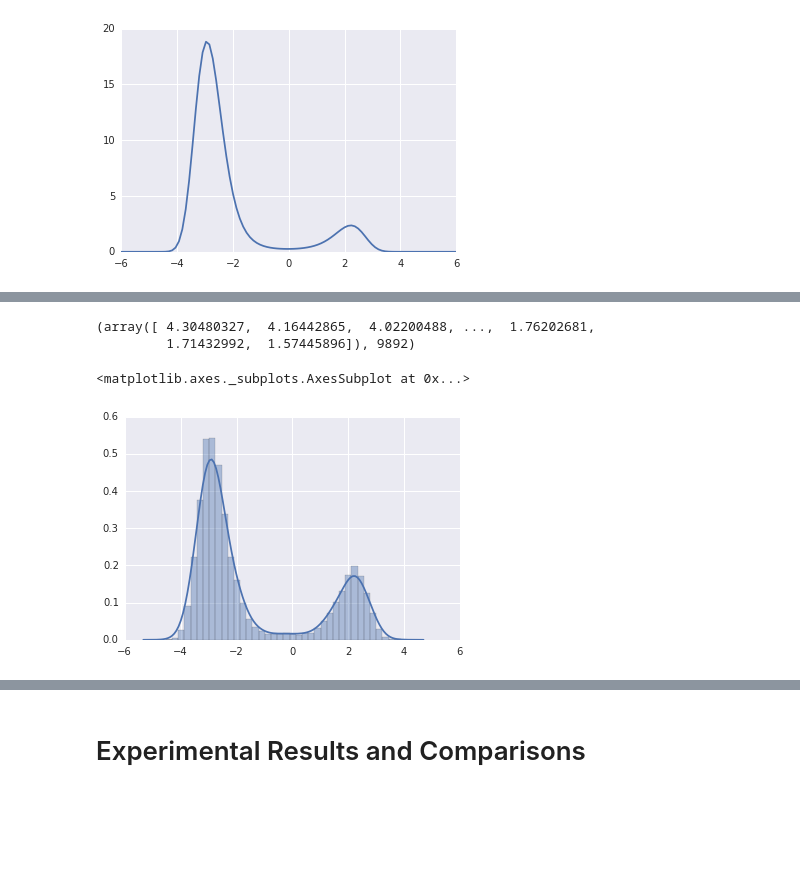
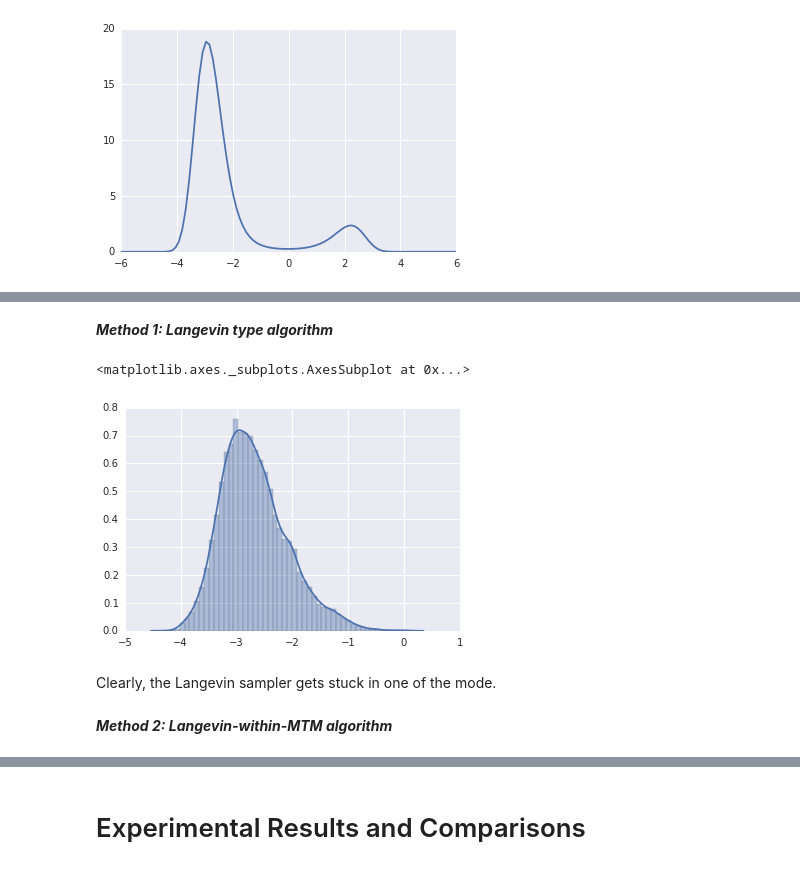
Before and after one commit to rache011857/663_project, a Jupyter notebook: finalupdate-Copy1.ipynb, the cells around one changed output, grey strips where cells are left out. Saved outputs shown, nothing was run; the diff lists cells and outputs as text; code cells hidden in the pictures; blank space fills up the shorter version.

```diff
--- a/finalupdate-Copy1.ipynb
+++ b/finalupdate-Copy1.ipynb
@@ -465,8 +406,0 @@ xaxis[20]
-# %%
-xaxis = np.linspace(-20.0, 40.0, 120)
-yaxis = np.linspace(-2.0, 4.0, 120)
-Z = np.zeros((len(xaxis), len(yaxis)))
-
-for i in range(len(xaxis)):
-    for j in range(len(yaxis)):
-        Z[i, j] = post(xaxis[i],yaxis[j])
@@ -593 +698,3 @@ pass
+# %% [markdown]
+***Method 1: Langevin type algorithm***
 # %%
@@ -615,31 +749,40 @@ def Langevin(U, grad_U, eps, current_q, M):
 
     return q,w
 # %%
-n_iter = 50000
-M = 5
+# total iterations
+n_iter = 20000
+
 # tuning parameter:
 eps=0.1
+# %%
+# initial state
+q = stats.uniform.rvs(loc=-6, scale=12, size=1, random_state=None)
+
+# record the number of acceptances
+accept = 0
+
+# store the samples
+Langevin_samples = np.zeros(n_iter)
 # %%
-# initial state
-q = stats.uniform.rvs(loc=-6, scale=12, size=1, random_state=None)
-
-# record the number of acceptances
-accept = 0
-
-# store the samples
-MTMsamples = np.zeros(n_iter)
-
-# tuning parameter:
-# sigma: variance of the proposal
-
-# MTM sampler
+# Langevin sampler
 for t in range(n_iter):
 
     # proposal importance probabilities
     q_prop, w_prop = Langevin(U, grad_U, eps=eps, current_q=q, M=1)
 
+
     u = stats.uniform.rvs(loc=0, scale=1, size=1)
     if u < w_prop:
         q = q_prop
         accept += 1
-    MTMsamples[t] = q
+    Langevin_samples[t] = q
+# %%
+# histogram and kde of the samples
+sns.distplot(Langevin_samples)
+# %% [output]
+<matplotlib.axes._subplots.AxesSubplot at 0x...>
+[figure, added]
+# %% [markdown]
+Clearly, the Langevin sampler gets stuck in one of the mode.
+# %% [markdown]
+***Method 2: Langevin-within-MTM algorithm***
@@ -687,10 +823,0 @@ for t in range(n_iter):
-# %%
-MTMsamples,accept
-# %% [output]
-(array([ 4.30480327,  4.16442865,  4.02200488, ...,  1.76202681,
-         1.71432992,  1.57445896]), 9892)
-# %%
-sns.distplot(MTMsamples)
-# %% [output]
-<matplotlib.axes._subplots.AxesSubplot at 0x...>
-[figure, removed]
```
Also changed, not shown: parts of 61 cells of this notebook.
